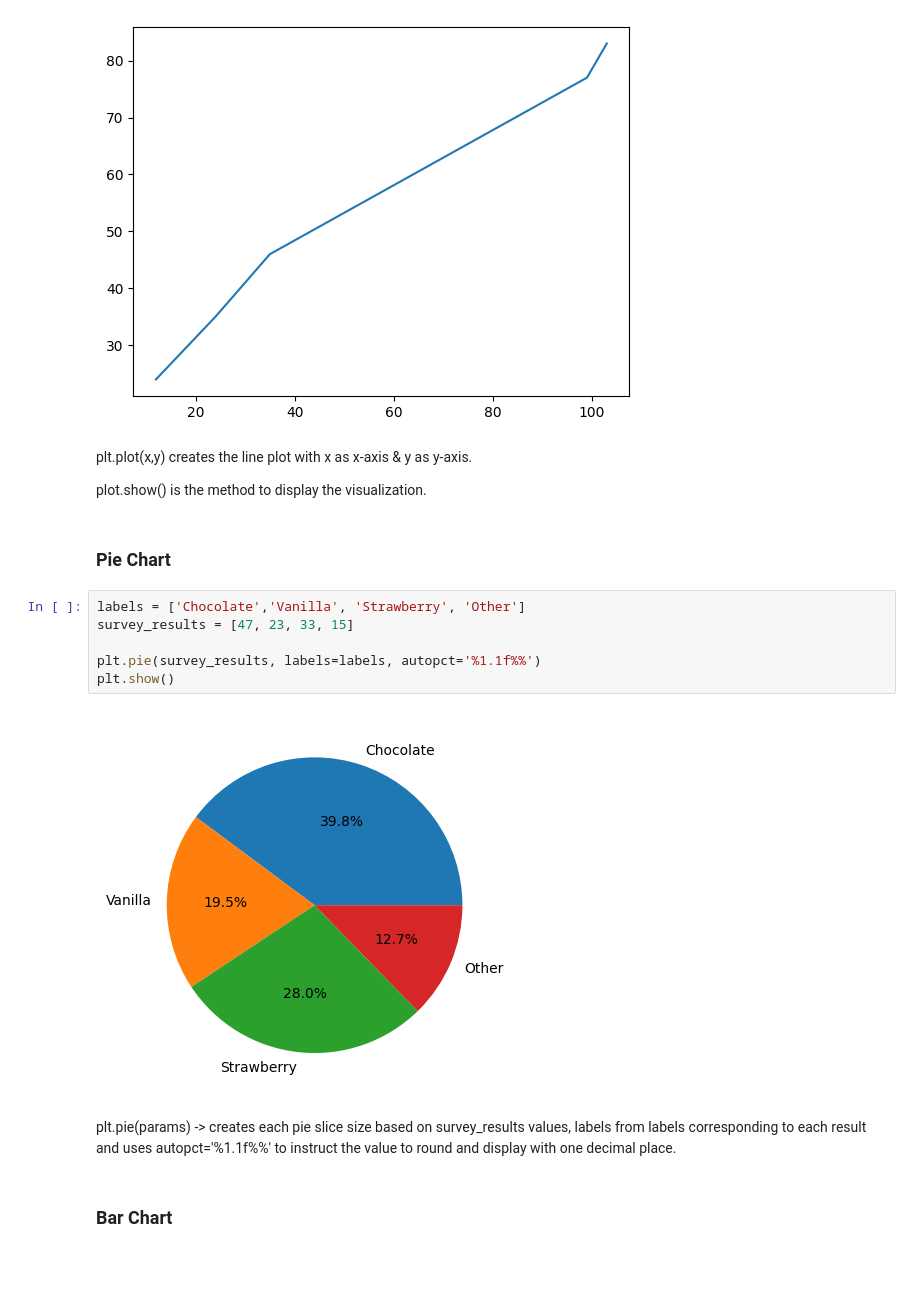
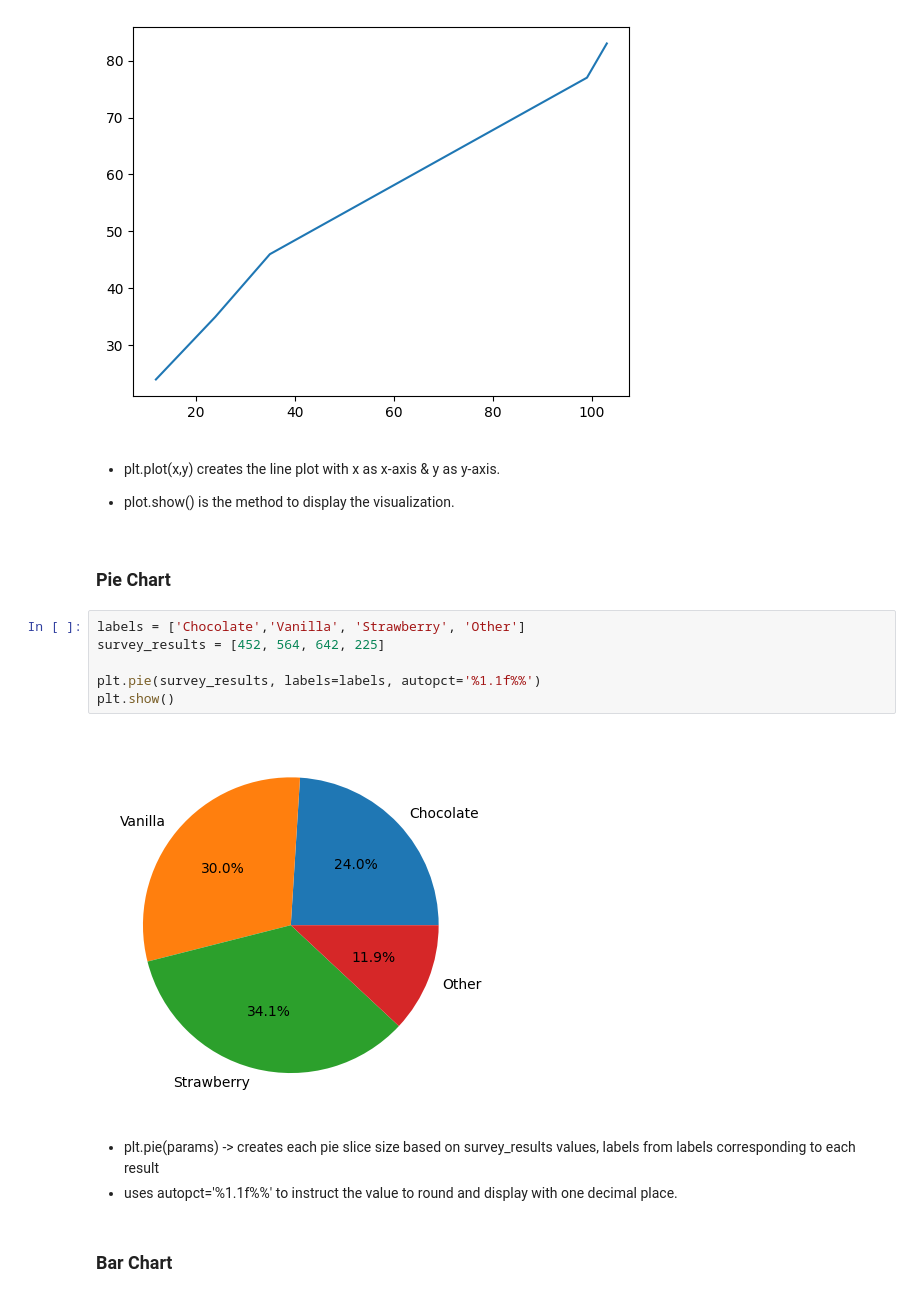
Before and after one commit to zanemilo/pre-ms-bioinfo, a Jupyter notebook: examples/stats/Visualizations_Examples.ipynb, the cells around one changed output. Drawn from its saved outputs; the diff is of its cells as text; blank space fills up the shorter version.

```diff
--- a/examples/stats/Visualizations_Examples.ipynb
+++ b/examples/stats/Visualizations_Examples.ipynb
@@ -41,21 +41,22 @@ plt.show()
 # %% [output]
 [figure]
 # %% [markdown]
-plt.plot(x,y) creates the line plot with x as x-axis & y as y-axis.
+- plt.plot(x,y) creates the line plot with x as x-axis & y as y-axis.
 
-plot.show() is the method to display the visualization.
+- plot.show() is the method to display the visualization.
 # %% [markdown]
 ### Pie Chart
 # %%
 labels = ['Chocolate','Vanilla', 'Strawberry', 'Other']
-survey_results = [47, 23, 33, 15]
+survey_results = [452, 564, 642, 225]
 
 plt.pie(survey_results, labels=labels, autopct='%1.1f%%')
 plt.show()
 # %% [output]
-[figure, old version]
+[figure, new version]
 # %% [markdown]
-plt.pie(params) -> creates each pie slice size based on survey_results values, labels from labels corresponding to each result and uses autopct='%1.1f%%' to instruct the value to round and display with one decimal place.
+- plt.pie(params) -> creates each pie slice size based on survey_results values, labels from labels corresponding to each result
+-  uses autopct='%1.1f%%' to instruct the value to round and display with one decimal place.
 # %% [markdown]
 ### Bar Chart
 # %%
```
Also changed, not shown: parts of 10 cells of this notebook, 1 other file.
